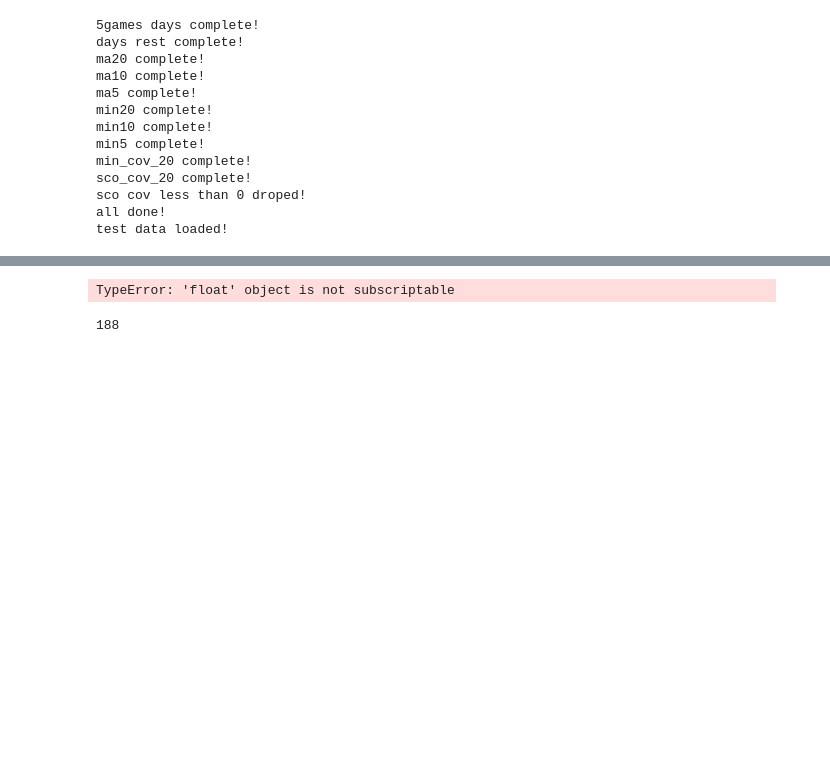
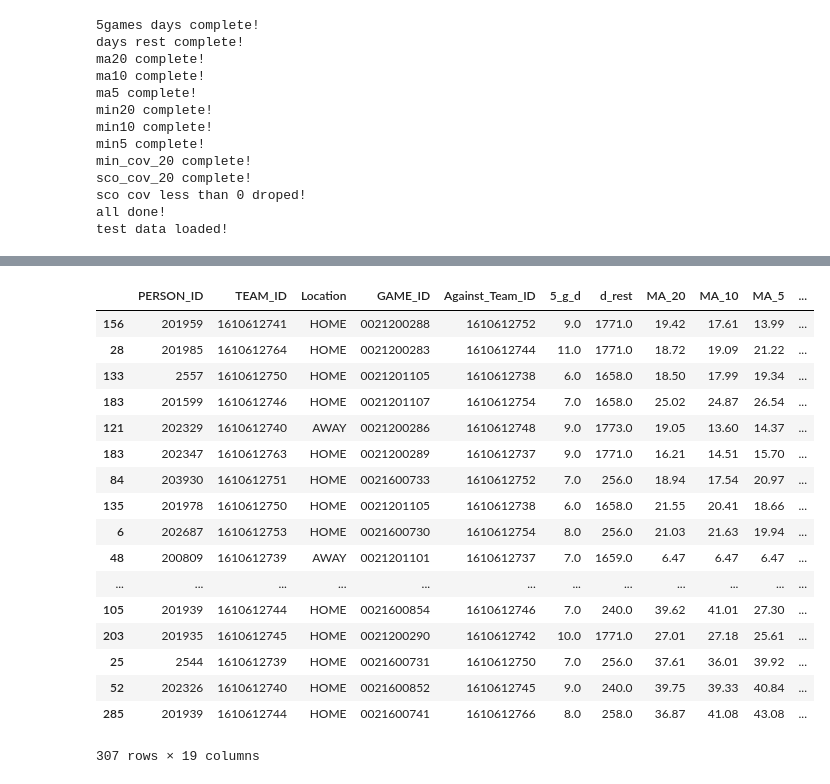
Before and after one commit to wonderui/Hoop_Fantasy, a Jupyter notebook: nba_seer-0.1/0_test_seer.ipynb, the cells around one changed output, grey strips where cells are left out. Drawn from its saved outputs; the diff is of its cells as text; code cells hidden in the pictures; blank space fills up the shorter version.

```diff
--- a/nba_seer-0.1/0_test_seer.ipynb
+++ b/nba_seer-0.1/0_test_seer.ipynb
@@ -246,4 +121,0 @@ player_5g
-# %%
-min_d = datetime.datetime.strptime(player_5g['GAME_DATE_EST'].min()[:10], '%Y-%m-%d').date()
-# %% [output]
-TypeError: 'float' object is not subscriptable
@@ -256,4 +121,0 @@ today = us_time.date()
-# %%
-(today - last_g_d).days
-# %% [output]
-188
@@ -272,0 +122,24 @@ def days_rest(game_stats_logs, row):
+# %%
+players_t = players[players['5_g_d'] < 20]
+players_t = players_t[players_t['SCO_COV_20'] < 0.6]
+players_t = players_t[players_t['MIN_COV_20'] < 0.25]
+players_t.sort_values('ACT_SCO')
+# %% [output]
+|  | PERSON_ID | TEAM_ID | Location | GAME_ID | Against_Team_ID | 5_g_d | d_rest | MA_20 | MA_10 | MA_5 | ... |
+| 156 | 201959 | 1610612741 | HOME | 0021200288 | 1610612752 | 9.0 | 1771.0 | 19.42 | 17.61 | 13.99 | ... |
+| 28 | 201985 | 1610612764 | HOME | 0021200283 | 1610612744 | 11.0 | 1771.0 | 18.72 | 19.09 | 21.22 | ... |
+| 133 | 2557 | 1610612750 | HOME | 0021201105 | 1610612738 | 6.0 | 1658.0 | 18.50 | 17.99 | 19.34 | ... |
+| 183 | 201599 | 1610612746 | HOME | 0021201107 | 1610612754 | 7.0 | 1658.0 | 25.02 | 24.87 | 26.54 | ... |
+| 121 | 202329 | 1610612740 | AWAY | 0021200286 | 1610612748 | 9.0 | 1773.0 | 19.05 | 13.60 | 14.37 | ... |
+| 183 | 202347 | 1610612763 | HOME | 0021200289 | 1610612737 | 9.0 | 1771.0 | 16.21 | 14.51 | 15.70 | ... |
+| 84 | 203930 | 1610612751 | HOME | 0021600733 | 1610612752 | 7.0 | 256.0 | 18.94 | 17.54 | 20.97 | ... |
+| 135 | 201978 | 1610612750 | HOME | 0021201105 | 1610612738 | 6.0 | 1658.0 | 21.55 | 20.41 | 18.66 | ... |
+| 6 | 202687 | 1610612753 | HOME | 0021600730 | 1610612754 | 8.0 | 256.0 | 21.03 | 21.63 | 19.94 | ... |
+| 48 | 200809 | 1610612739 | AWAY | 0021201101 | 1610612737 | 7.0 | 1659.0 | 6.47 | 6.47 | 6.47 | ... |
+| ... | ... | ... | ... | ... | ... | ... | ... | ... | ... | ... | ... |
+| 105 | 201939 | 1610612744 | HOME | 0021600854 | 1610612746 | 7.0 | 240.0 | 39.62 | 41.01 | 27.30 | ... |
+| 203 | 201935 | 1610612745 | HOME | 0021200290 | 1610612742 | 10.0 | 1771.0 | 27.01 | 27.18 | 25.61 | ... |
+| 25 | 2544 | 1610612739 | HOME | 0021600731 | 1610612750 | 7.0 | 256.0 | 37.61 | 36.01 | 39.92 | ... |
+| 52 | 202326 | 1610612740 | HOME | 0021600852 | 1610612745 | 9.0 | 240.0 | 39.75 | 39.33 | 40.84 | ... |
+| 285 | 201939 | 1610612744 | HOME | 0021600741 | 1610612766 | 8.0 | 258.0 | 36.87 | 41.08 | 43.08 | ... |
+307 rows × 19 columns
```
Also changed, not shown: parts of 26 cells of this notebook, 3 other files.
